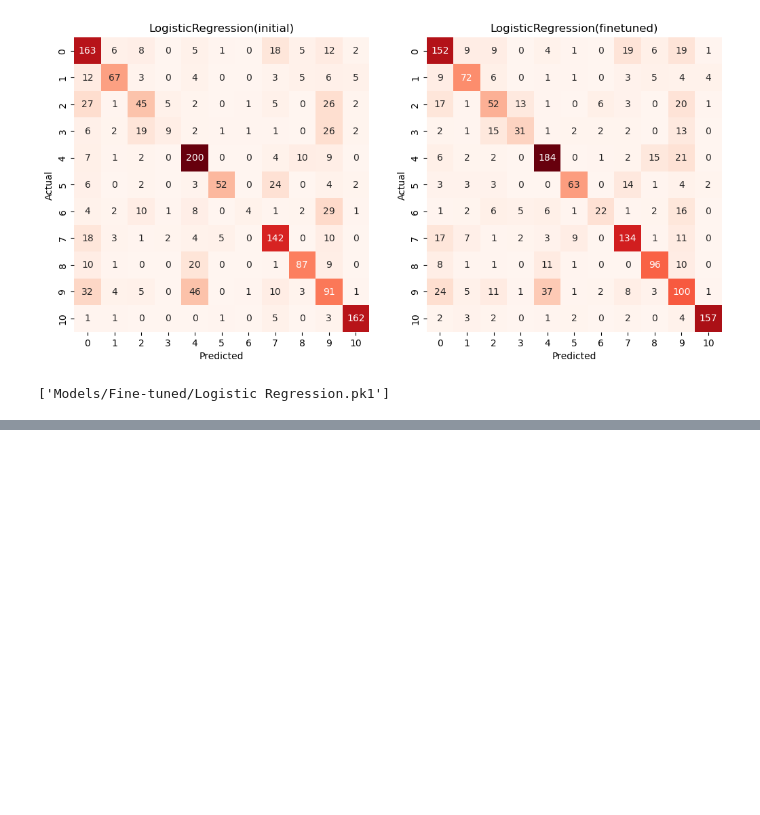
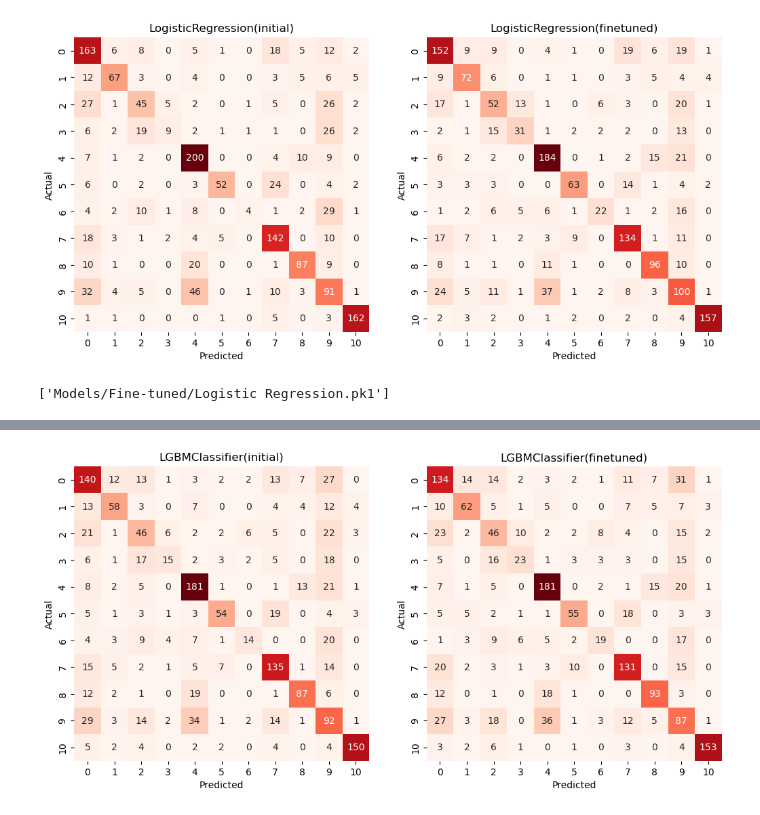
Before and after one commit to Prashant-Tiwari26/Using-movie-plot-for-genre-classification-, a Jupyter notebook: Classical NLP Approach/fine-tuning.ipynb, the cells around one changed output, grey strips where cells are left out. Saved outputs shown, nothing was run; the diff lists cells and outputs as text; code cells hidden in the pictures; blank space fills up the shorter version.

```diff
--- a/Classical NLP Approach/fine-tuning.ipynb
+++ b/Classical NLP Approach/fine-tuning.ipynb
@@ -117,0 +181,6 @@ joblib.dump(log_reg, 'Models/Fine-tuned/Logistic Regression.pk1')
+# %%
+lgbm_comp = {
+    "LGBMClassifier(initial)": lgbm,
+    "LGBMClassifier(finetuned)": light
+}
+compare_performance(lgbm_comp, x_test, y_test)
@@ -117,0 +192,4 @@ joblib.dump(log_reg, 'Models/Fine-tuned/Logistic Regression.pk1')
+# %%
+compare_heatmaps(lgbm_comp, x_test, y_test)
+# %% [output]
+[figure, added]
```
Also changed, not shown: parts of 21 cells of this notebook, 3 other files.
